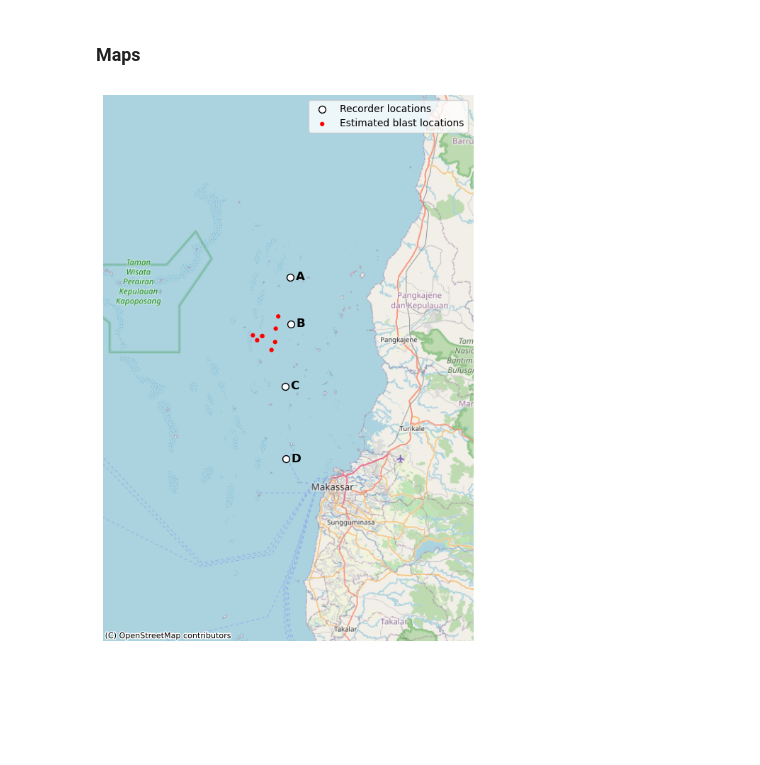
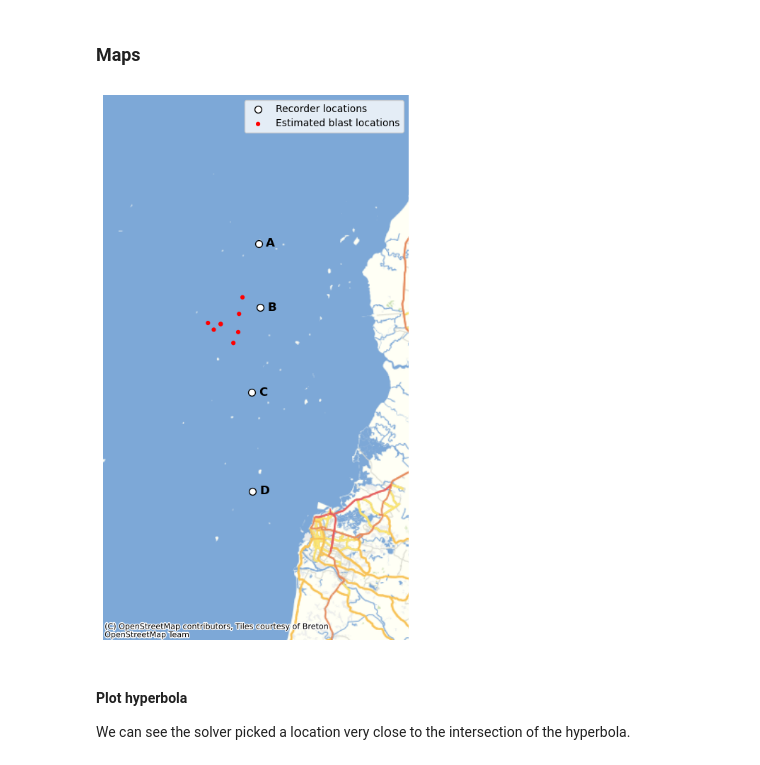
Before and after one commit to BenUCL/Bomb-Fishing, a Jupyter notebook: code/misc/acoustic_localization_notebook.ipynb, the cells around one changed output. Cells and saved outputs as stored; diff of their text form; code cells hidden in the pictures; blank space fills up the shorter version.

```diff
--- a/code/misc/acoustic_localization_notebook.ipynb
+++ b/code/misc/acoustic_localization_notebook.ipynb
@@ -624,36 +624,39 @@ src_gdf.plot(ax=ax, marker="o", facecolor="red", edgecolor="none", markersize=20
 
 # annotate each recorder with its label and jitter label position
 dx = 1200  # label offset to right in metrees
 for _, row in rec_gdf.iterrows():
     ax.text(
         row.geometry.x + dx,
         row.geometry.y,
         row["label"],
         color="black",
         fontsize=12,
         fontweight="bold",
         ha="left",    # align text to the left of its anchor
         va="center",
     )
 
 # Zoom
-zoom_amount = 1
+zoom_amount = 0.6
 xmin, ymin, xmax, ymax = rec_gdf.total_bounds
 buf = max(xmax - xmin, ymax - ymin) * zoom_amount
 ax.set_xlim(xmin - buf, xmax + buf)
 ax.set_ylim(ymin - buf, ymax + buf)
 
 # Basemap
-provider = ctx.providers.OpenStreetMap.Mapnik
+provider = ctx.providers.OpenStreetMap.CAT
 ctx.add_basemap(ax, source=provider, crs="EPSG:3857")
 
 # tidy up
 ax.legend(loc="upper right")
 ax.set_axis_off()
 plt.tight_layout()
 plt.show()
 # %% [output]
-[figure, old version]
+[figure, new version]
+# %% [markdown]
+#### Plot hyperbola
+We can see the solver picked a location very close to the intersection of the hyperbola.
 # %%
 # Plot hyperbolae for the blast heard furthest away
 from math import sqrt
```
Also changed, not shown: parts of 5 cells of this notebook.
